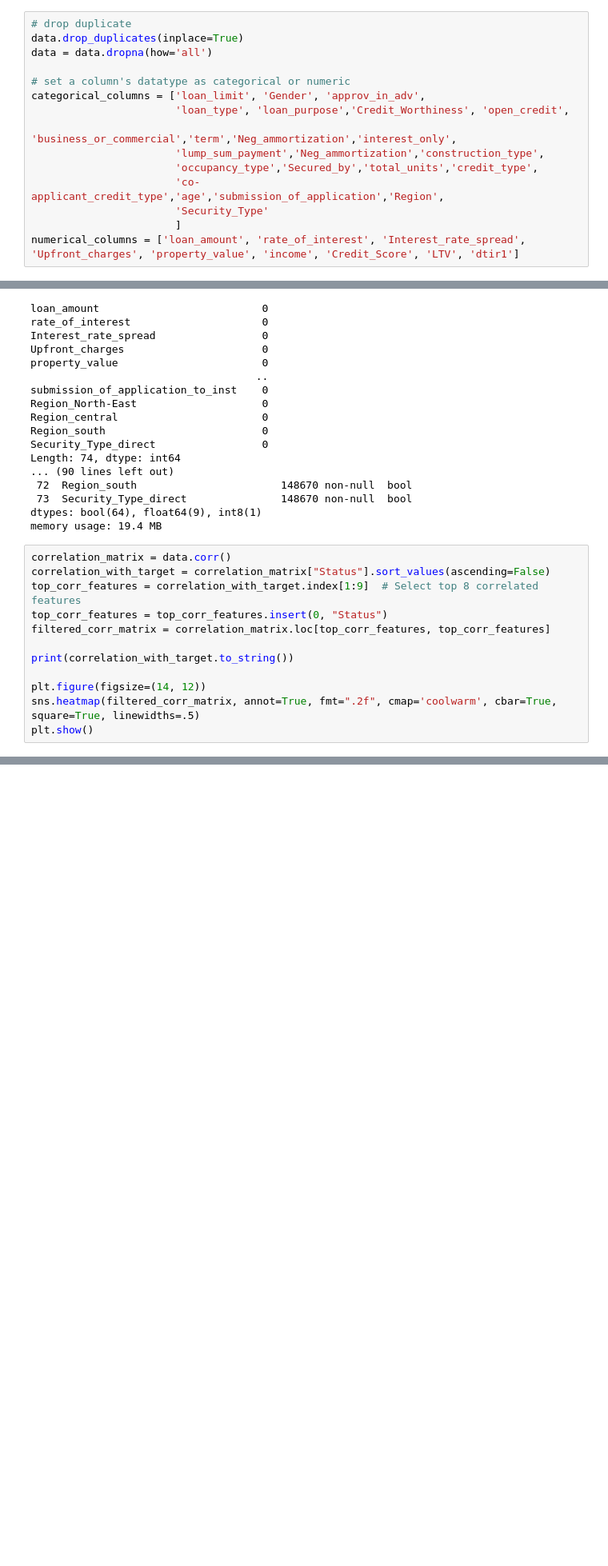
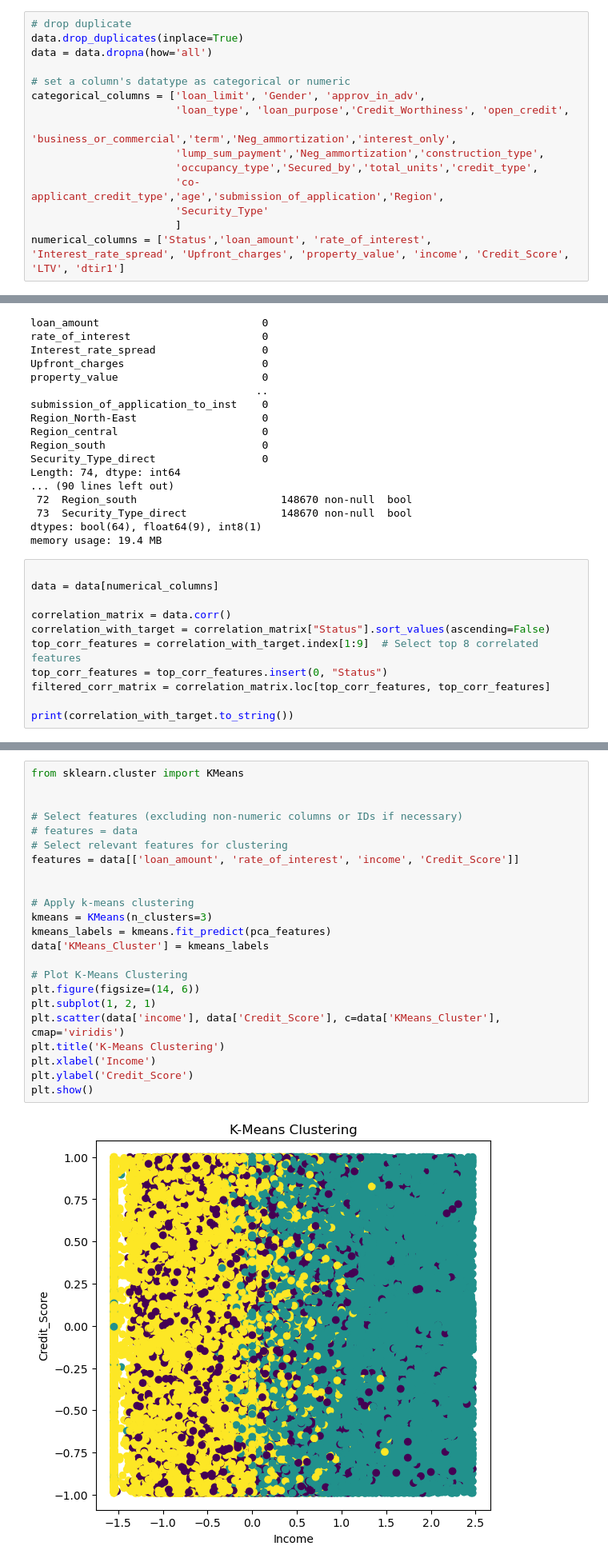
Before and after one commit to kaizenx/csca5632-week5, a Jupyter notebook: unsupervisedfinalproject.ipynb, the cells around one changed output, grey strips where cells are left out. Shown at 80% size. Saved outputs shown, nothing was run; the diff lists cells and outputs as text; blank space fills up the shorter version.

```diff
--- a/unsupervisedfinalproject.ipynb
+++ b/unsupervisedfinalproject.ipynb
@@ -196,7 +197,7 @@ categorical_columns = ['loan_limit', 'Gender', 'approv_in_adv',
                        'co-applicant_credit_type','age','submission_of_application','Region',
                        'Security_Type'
                        ]
-numerical_columns = ['loan_amount', 'rate_of_interest', 'Interest_rate_spread', 'Upfront_charges', 'property_value', 'income', 'Credit_Score', 'LTV', 'dtir1']
+numerical_columns = ['Status','loan_amount', 'rate_of_interest', 'Interest_rate_spread', 'Upfront_charges', 'property_value', 'income', 'Credit_Score', 'LTV', 'dtir1']
 # %%
 # missing values with mode
 for column in categorical_columns:
@@ -259,6 +260,9 @@ Length: 74, dtype: int64
 dtypes: bool(64), float64(9), int8(1)
 memory usage: 19.4 MB
 # %%
+
+data = data[numerical_columns]
+
 correlation_matrix = data.corr()
 correlation_with_target = correlation_matrix["Status"].sort_values(ascending=False)
 top_corr_features = correlation_with_target.index[1:9]  # Select top 8 correlated features
@@ -266,8 +270,4 @@ top_corr_features = top_corr_features.insert(0, "Status")
 filtered_corr_matrix = correlation_matrix.loc[top_corr_features, top_corr_features]
 
 print(correlation_with_target.to_string())
-
-plt.figure(figsize=(14, 12))
-sns.heatmap(filtered_corr_matrix, annot=True, fmt=".2f", cmap='coolwarm', cbar=True, square=True, linewidths=.5)
-plt.show()
 # %% [output]
@@ -291,0 +346,25 @@ lump_sum_payment_not_lpsm           -0.187752
+# %%
+from sklearn.cluster import KMeans
+
+
+# Select features (excluding non-numeric columns or IDs if necessary)
+# features = data
+# Select relevant features for clustering
+features = data[['loan_amount', 'rate_of_interest', 'income', 'Credit_Score']]
+
+
+# Apply k-means clustering
+kmeans = KMeans(n_clusters=3)
+kmeans_labels = kmeans.fit_predict(pca_features)
+data['KMeans_Cluster'] = kmeans_labels
+
+# Plot K-Means Clustering
+plt.figure(figsize=(14, 6))
+plt.subplot(1, 2, 1)
+plt.scatter(data['income'], data['Credit_Score'], c=data['KMeans_Cluster'], cmap='viridis')
+plt.title('K-Means Clustering')
+plt.xlabel('Income')
+plt.ylabel('Credit_Score')
+plt.show()
+# %% [output]
+[figure, added]
```
Also changed, not shown: parts of 10 cells of this notebook, 1 other file.
